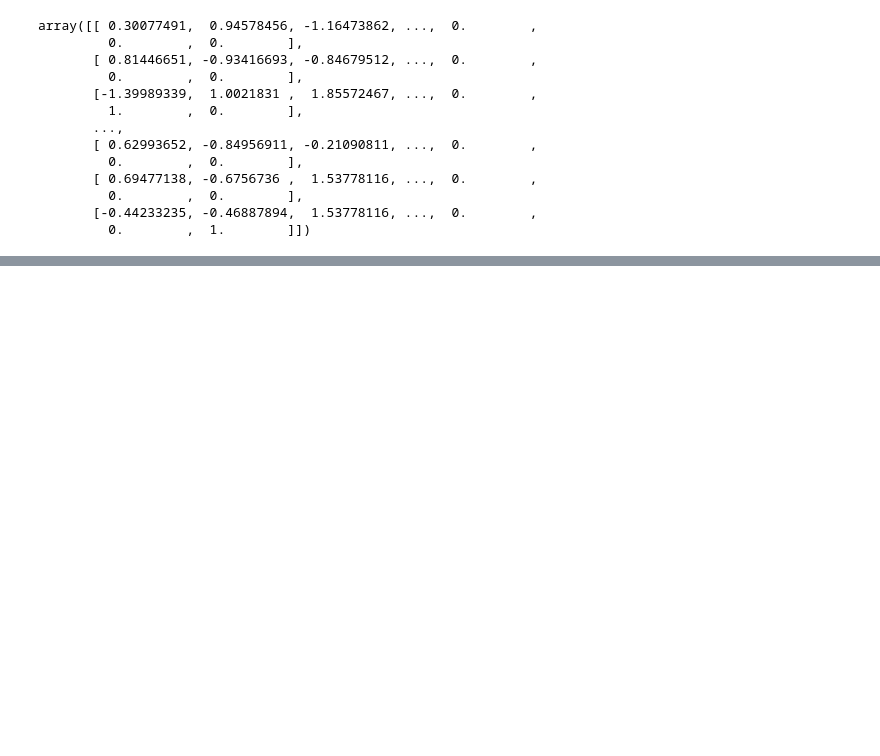
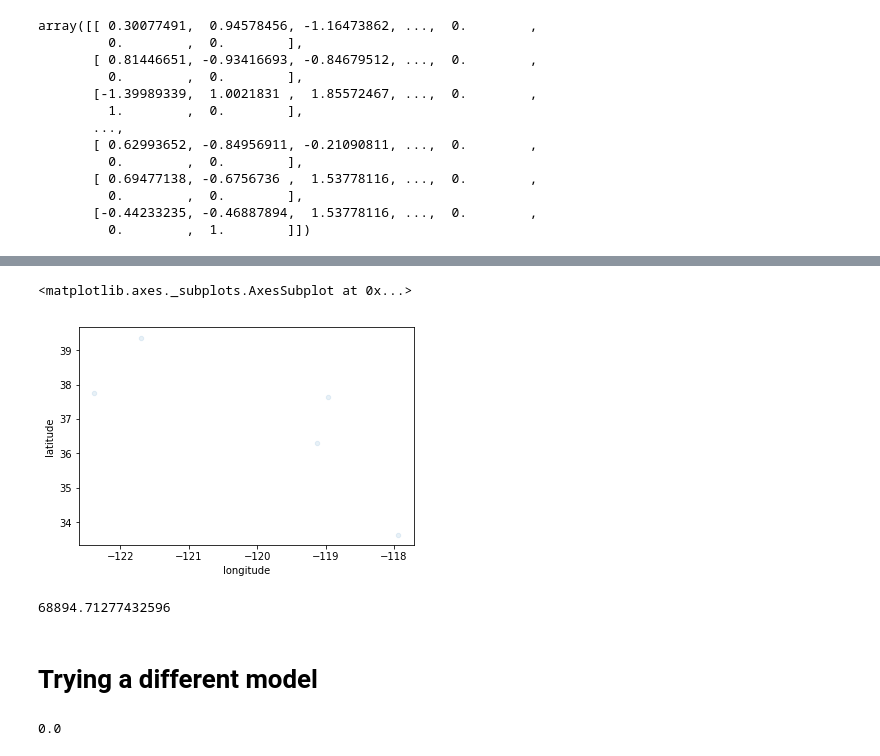
Before and after one commit to oh-/ML-tut, a Jupyter notebook: Housing.ipynb, the cells around one changed output, grey strips where cells are left out. Cells and saved outputs as stored; diff of their text form; code cells hidden in the pictures; blank space fills up the shorter version.

```diff
--- a/Housing.ipynb
+++ b/Housing.ipynb
@@ -595,0 +631,27 @@ array([[ 0.30077491,  0.94578456, -1.16473862, ...,  0.        ,
+# %%
+some_data.plot(kind='scatter', x='longitude', y='latitude', alpha=0.1)
+# %% [output]
+<matplotlib.axes._subplots.AxesSubplot at 0x...>
+[figure, added]
+# %%
+from sklearn.metrics import mean_squared_error
+housing_predictions = lin_reg.predict(housing_prepared)
+lin_mse = mean_squared_error(housing_labels, housing_predictions)
+lin_rmse = np.sqrt(lin_mse)
+lin_rmse
+# %% [output]
+68894.71277432596
+# %% [markdown]
+# Trying a different model
+# %%
+from sklearn.tree import DecisionTreeRegressor
+
+tree_reg = DecisionTreeRegressor()
+tree_reg.fit(housing_prepared, housing_labels)
+
+housing_predictions = tree_reg.predict(housing_prepared)
+tree_mse = mean_squared_error(housing_labels, housing_predictions)
+tree_rmse = np.sqrt(tree_mse)
+tree_rmse
+# %% [output]
+0.0
```
Also changed, not shown: parts of 13 cells of this notebook.
